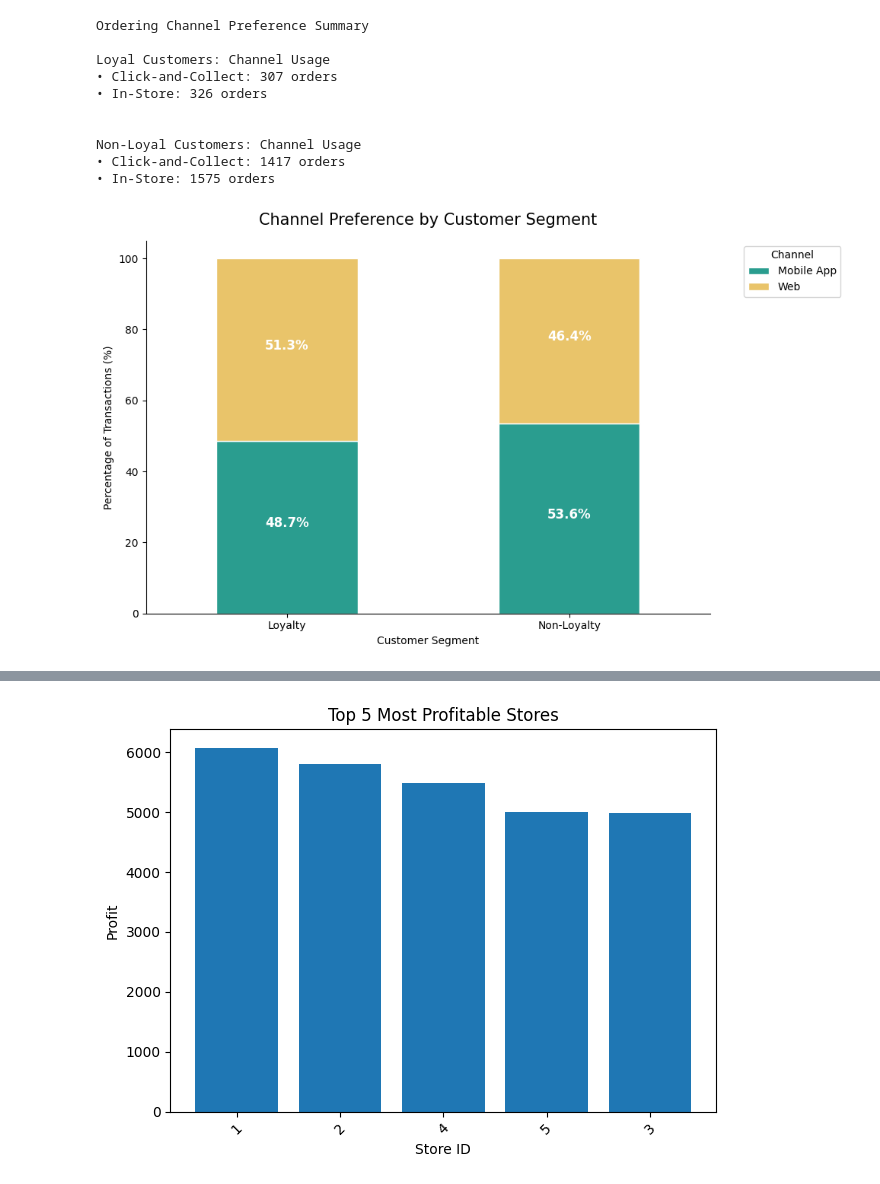
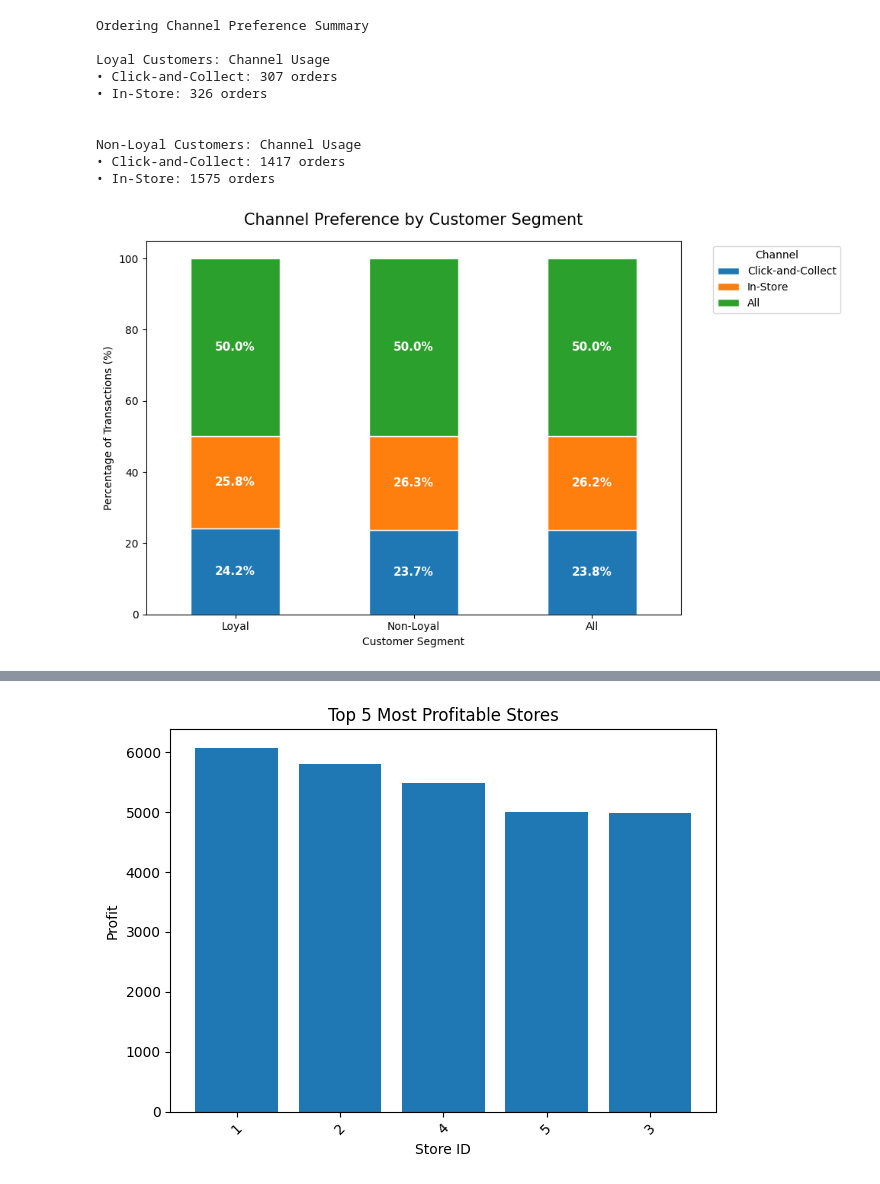
Before and after one commit to KumbiraiShonhiwa/Assignment2, a Jupyter notebook: data_wrangling/Assignment_2.ipynb, the cells around one changed output, grey strips where cells are left out. Saved outputs shown, nothing was run; the diff lists cells and outputs as text; code cells hidden in the pictures.

Commit message:
updated visualisation for final presentation, removed old visualisation that are no longer needed

```diff
--- a/data_wrangling/Assignment_2.ipynb
+++ b/data_wrangling/Assignment_2.ipynb
@@ -363,3 +399,6 @@ plt.tight_layout()
 plt.show()
 # %% [output]
 [figure]
+# %%
+pos_purchases_by_location = pos_products_with_purchase_rate.groupby("store_id")["number_of_purchases"].sum().sort_values( ascending=False).head(10)
+online_purchases_by_location = pos_products_with_purchase_rate_online.groupby("store_id")["number_of_purchases"].sum().sort_values(ascending=False).head(10)
@@ -582,35 +663,57 @@ Loyal Customers: Channel Usage
 Non-Loyal Customers: Channel Usage
 • Click-and-Collect: 1417 orders
 • In-Store: 1575 orders
+# %%
+pos_merged_with_members['customer_type'] = 'Loyal'
+new_data_frame['customer_type'] = 'Non-Loyal'
+
+combined_df = pandas.concat([
+    pos_merged_with_members[['order_channel', 'customer_type']],
+    new_data_frame[['order_channel', 'customer_type']]
+])
+# %%
+channel_crosstab = pandas.crosstab(
+    combined_df['customer_type'],
+    combined_df['order_channel'],
+    margins=True
+)
 # %%
-# # 1. Create a cross-tabulation of loyalty status and channel
-visit_per_online_customer['loyalty_status'] = visit_per_online_customer['points'].apply(
-    lambda x: 'Loyalty' if x > 0 else 'Non-Loyalty')
-channel_pref = pandas.crosstab(visit_per_online_customer['loyalty_status'],
-                               visit_per_online_customer['sales_channel'],
-                               normalize='index') * 100
+channel_crosstab_pct = channel_crosstab.div(channel_crosstab.sum(axis=1), axis=0) * 100
 
-# 2. Plotting
-channel_pref.plot(kind='bar', stacked=True, figsize=(10, 6),
-                  color=['#2a9d8f', '#e9c46a'], edgecolor='white')
+ax = channel_crosstab_pct.plot(
+    kind='bar',
+    stacked=True,
+    figsize=(10, 6),
+    edgecolor='white'
+)
 
 plt.title("Channel Preference by Customer Segment", fontsize=15, pad=15)
 plt.ylabel("Percentage of Transactions (%)")
 plt.xlabel("Customer Segment")
+plt.xticks(rotation=0)
 plt.legend(title="Channel", bbox_to_anchor=(1.05, 1), loc='upper left')
-plt.xticks(rotation=0)
 
-# Add percentage labels on the bars for clarity
-for n, x in enumerate([*channel_pref.index.values]):
-    for (proportion, y_loc) in zip(channel_pref.loc[x], channel_pref.loc[x].cumsum()):
-        plt.text(x=n, y=(y_loc - proportion / 2), s=f'{np.round(proportion, 1)}%',
-                 color="white", fontsize=12, fontweight="bold", ha="center")
+# For the percentage labels
+for i, customer_type in enumerate(channel_crosstab_pct.index):
+    cumulative = 0
+    for value in channel_crosstab_pct.loc[customer_type]:
+        if value > 0:
+            plt.text(
+                i,
+                cumulative + value / 2,
+                f"{value:.1f}%",
+                ha="center",
+                va="center",
+                fontsize=11,
+                fontweight="bold",
+                color="white"
+            )
+            cumulative += value
 
-sns.despine()
 plt.tight_layout()
 plt.show()
 # %% [output]
-[figure, old version]
+[figure, new version]
 # %%
 # Which products and stores are most profitable, and which need attention? Actutal Profits based on unit_price and line_discount
 revenue_store = pos_transactions_line_merged.groupby('store_id')[
```
Also changed, not shown: parts of 14 cells of this notebook, 16 other files.
